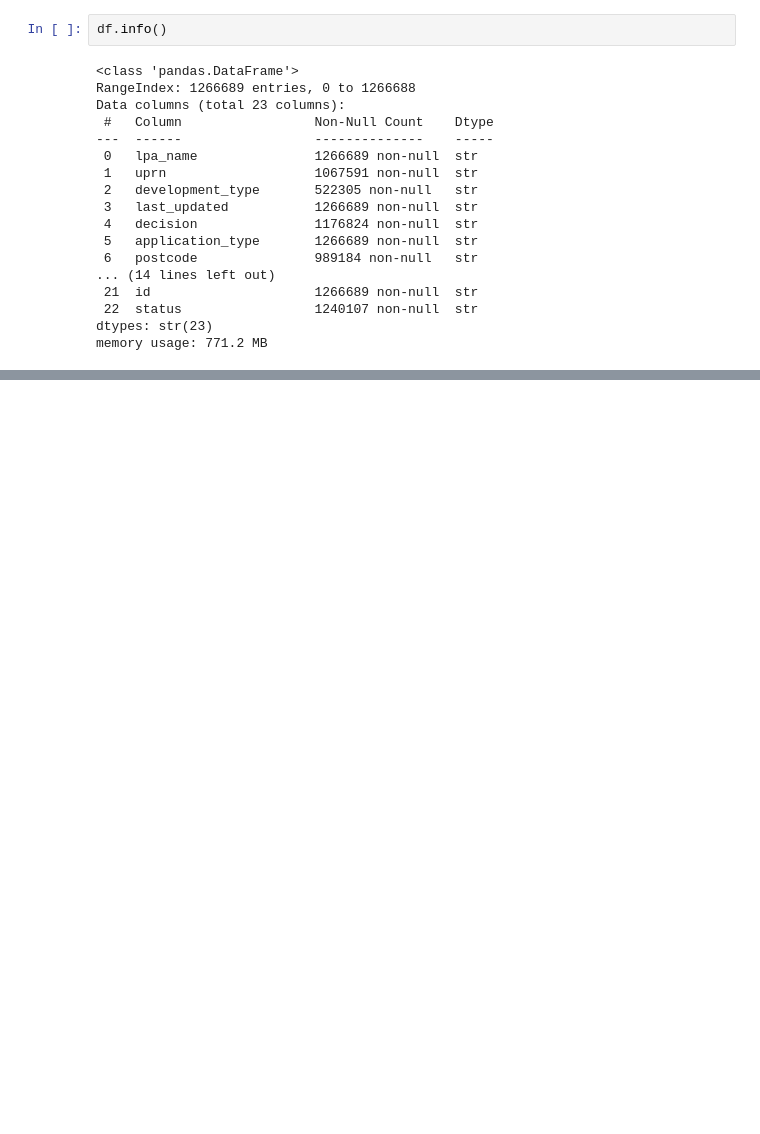
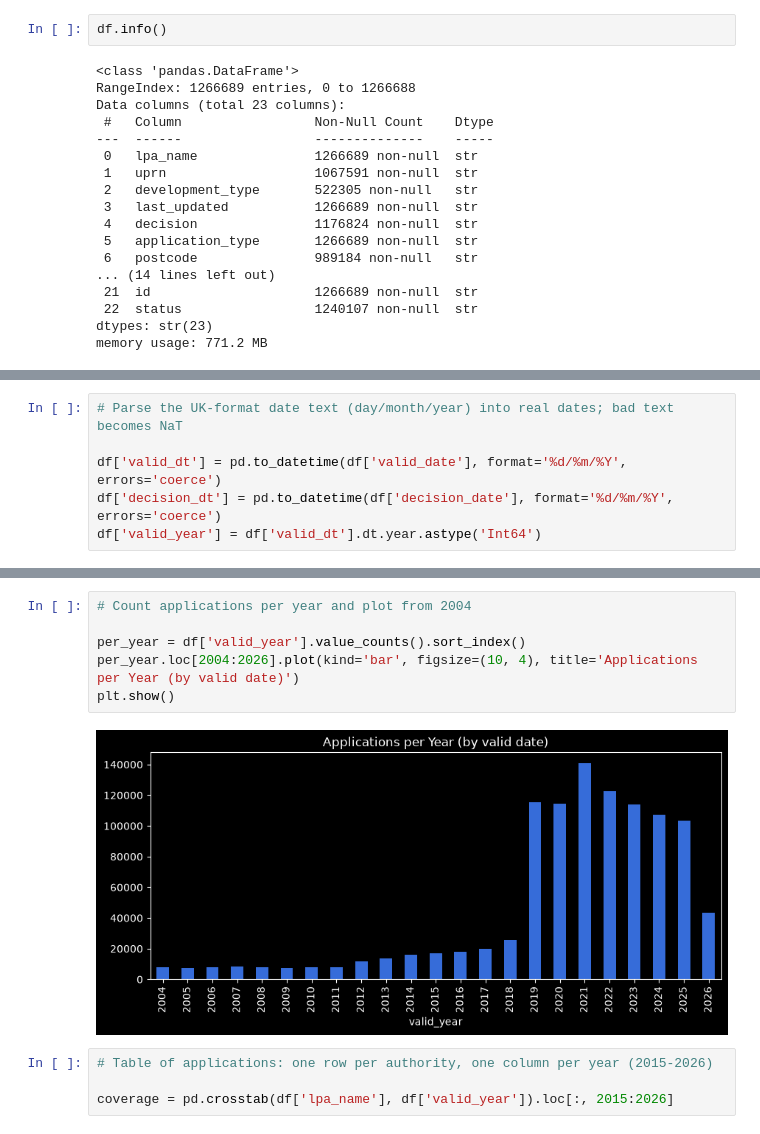
Before and after one commit to samaddmirzaa/london-planscope, a Jupyter notebook: notebooks/01_data_profiling.ipynb, the cells around one changed output, grey strips where cells are left out. Cells and saved outputs as stored; diff of their text form; blank space fills up the shorter version.

```diff
--- a/notebooks/01_data_profiling.ipynb
+++ b/notebooks/01_data_profiling.ipynb
@@ -51,0 +167,6 @@ memory usage: 771.2 MB
+# %%
+# Parse the UK-format date text (day/month/year) into real dates; bad text becomes NaT
+
+df['valid_dt'] = pd.to_datetime(df['valid_date'], format='%d/%m/%Y', errors='coerce')
+df['decision_dt'] = pd.to_datetime(df['decision_date'], format='%d/%m/%Y', errors='coerce')
+df['valid_year'] = df['valid_dt'].dt.year.astype('Int64')
@@ -51,0 +201,12 @@ memory usage: 771.2 MB
+# %%
+# Count applications per year and plot from 2004
+
+per_year = df['valid_year'].value_counts().sort_index()
+per_year.loc[2004:2026].plot(kind='bar', figsize=(10, 4), title='Applications per Year (by valid date)')
+plt.show()
+# %% [output]
+[figure, added]
+# %%
+# Table of applications: one row per authority, one column per year (2015-2026)
+
+coverage = pd.crosstab(df['lpa_name'], df['valid_year']).loc[:, 2015:2026]
```
Also changed, not shown: parts of 41 cells of this notebook.
